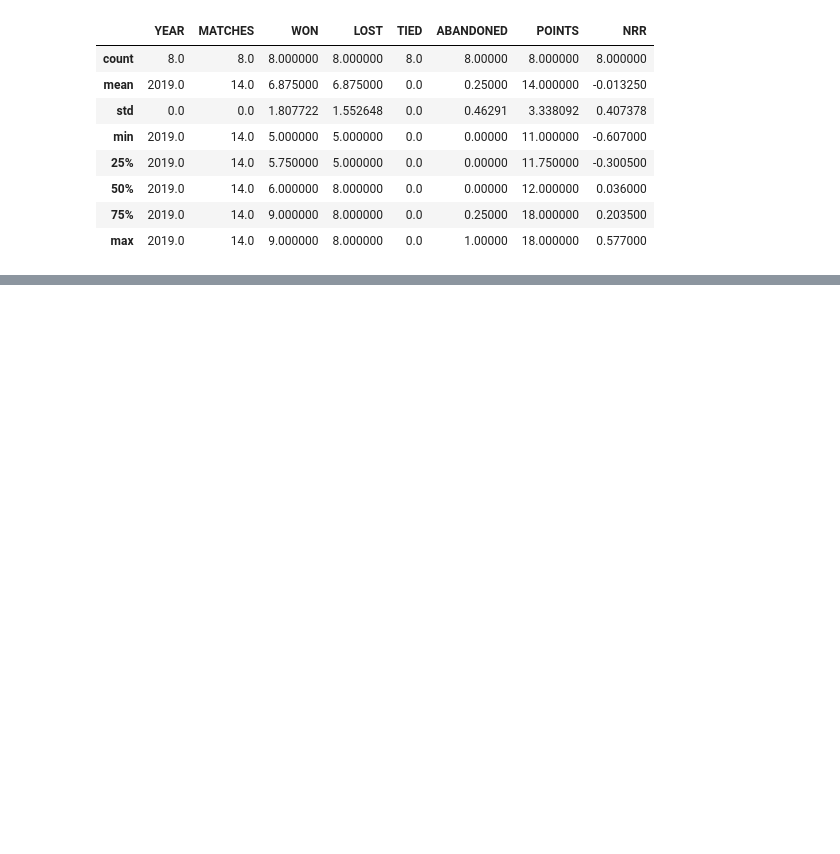
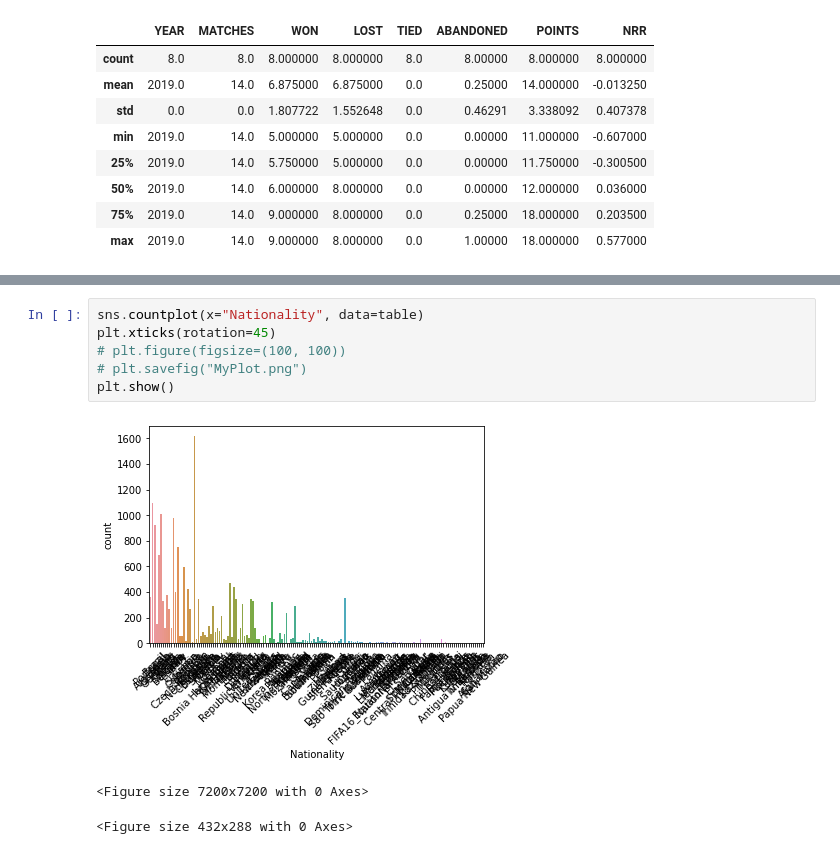
Before and after one commit to jazzcodes/GW2021PY1, a Jupyter notebook: GW2021PY1_DS.ipynb, the cells around one changed output, grey strips where cells are left out. Saved outputs shown, nothing was run; the diff lists cells and outputs as text; blank space fills up the shorter version.

```diff
--- a/GW2021PY1_DS.ipynb
+++ b/GW2021PY1_DS.ipynb
@@ -1181,0 +1506,10 @@ table.describe()
+# %%
+sns.countplot(x="Nationality", data=table)
+plt.xticks(rotation=45)
+# plt.figure(figsize=(100, 100))
+# plt.savefig("MyPlot.png")
+plt.show()
+# %% [output]
+[figure, added]
+<Figure size 7200x7200 with 0 Axes>
+<Figure size 432x288 with 0 Axes>
```
Also changed, not shown: parts of 26 cells of this notebook.
